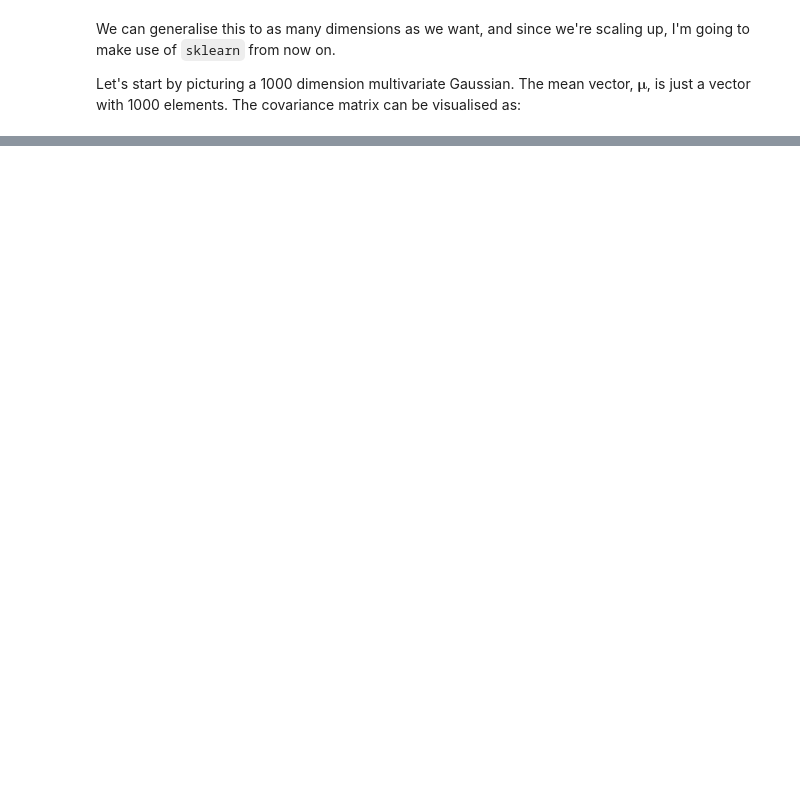
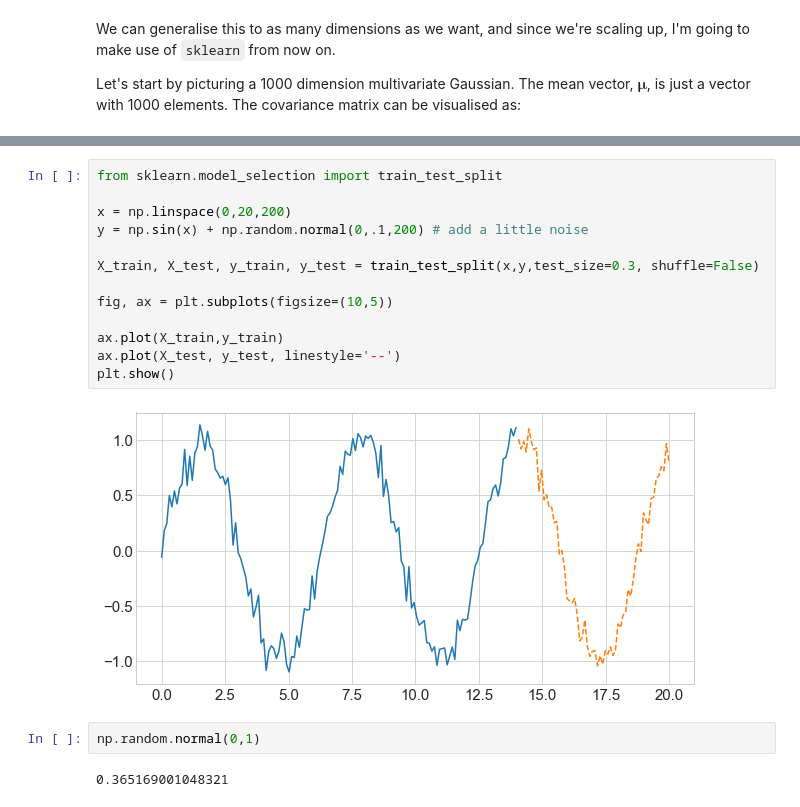
Before and after one commit to jack-willturner/notes, a Jupyter notebook: Gaussian Processes for Regression Tasks.ipynb, the cells around one changed output, grey strips where cells are left out. Saved outputs shown, nothing was run; the diff lists cells and outputs as text; blank space fills up the shorter version.

```diff
--- a/Gaussian Processes for Regression Tasks.ipynb
+++ b/Gaussian Processes for Regression Tasks.ipynb
@@ -458,0 +533,19 @@ array([[1.  , 0.75, 0.5 , 0.25, 0.  ],
+# %%
+from sklearn.model_selection import train_test_split
+
+x = np.linspace(0,20,200)
+y = np.sin(x) + np.random.normal(0,.1,200) # add a little noise
+
+X_train, X_test, y_train, y_test = train_test_split(x,y,test_size=0.3, shuffle=False)
+
+fig, ax = plt.subplots(figsize=(10,5))
+
+ax.plot(X_train,y_train)
+ax.plot(X_test, y_test, linestyle='--')
+plt.show()
+# %% [output]
+[figure, added]
+# %%
+np.random.normal(0,1)
+# %% [output]
+0.365169001048321
```
Also changed, not shown: parts of 14 cells of this notebook, 2 other files.
